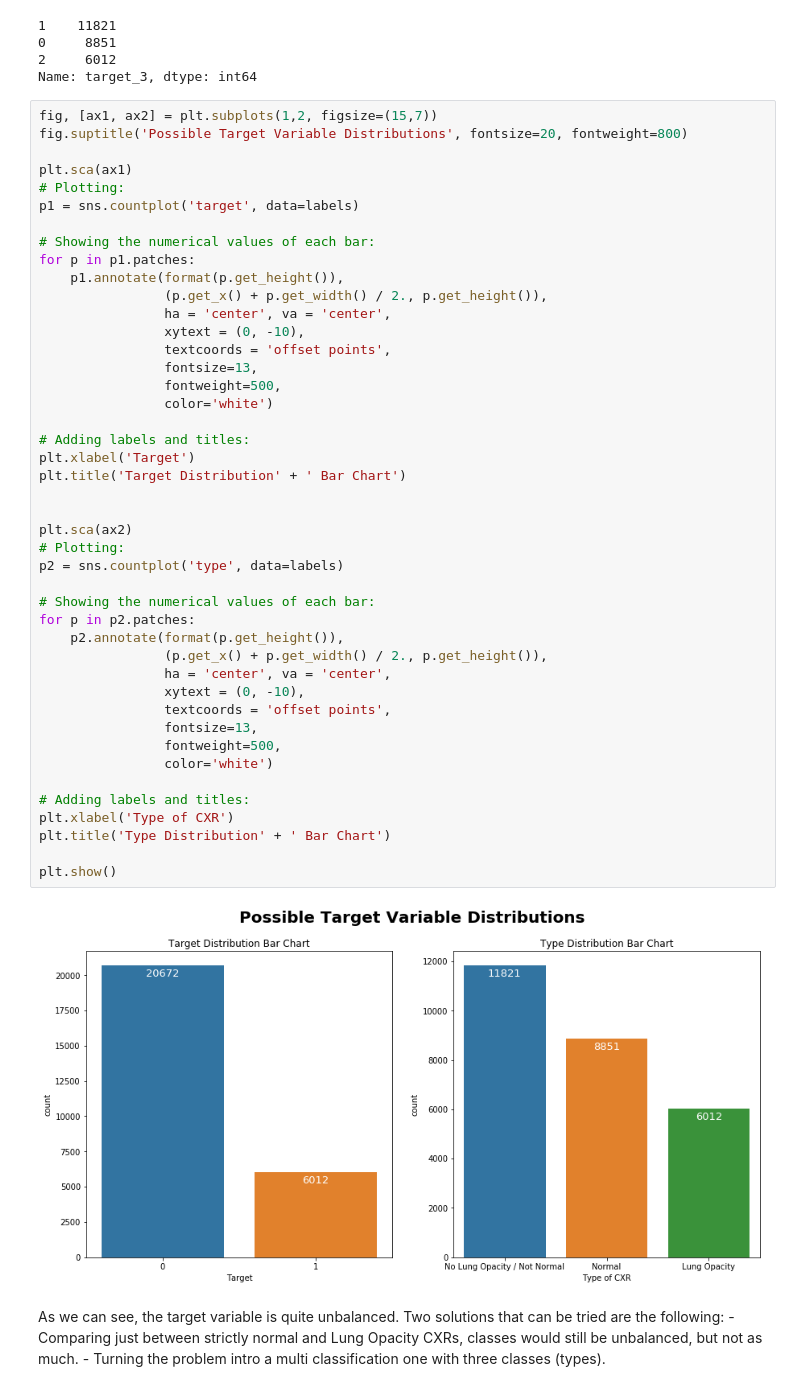
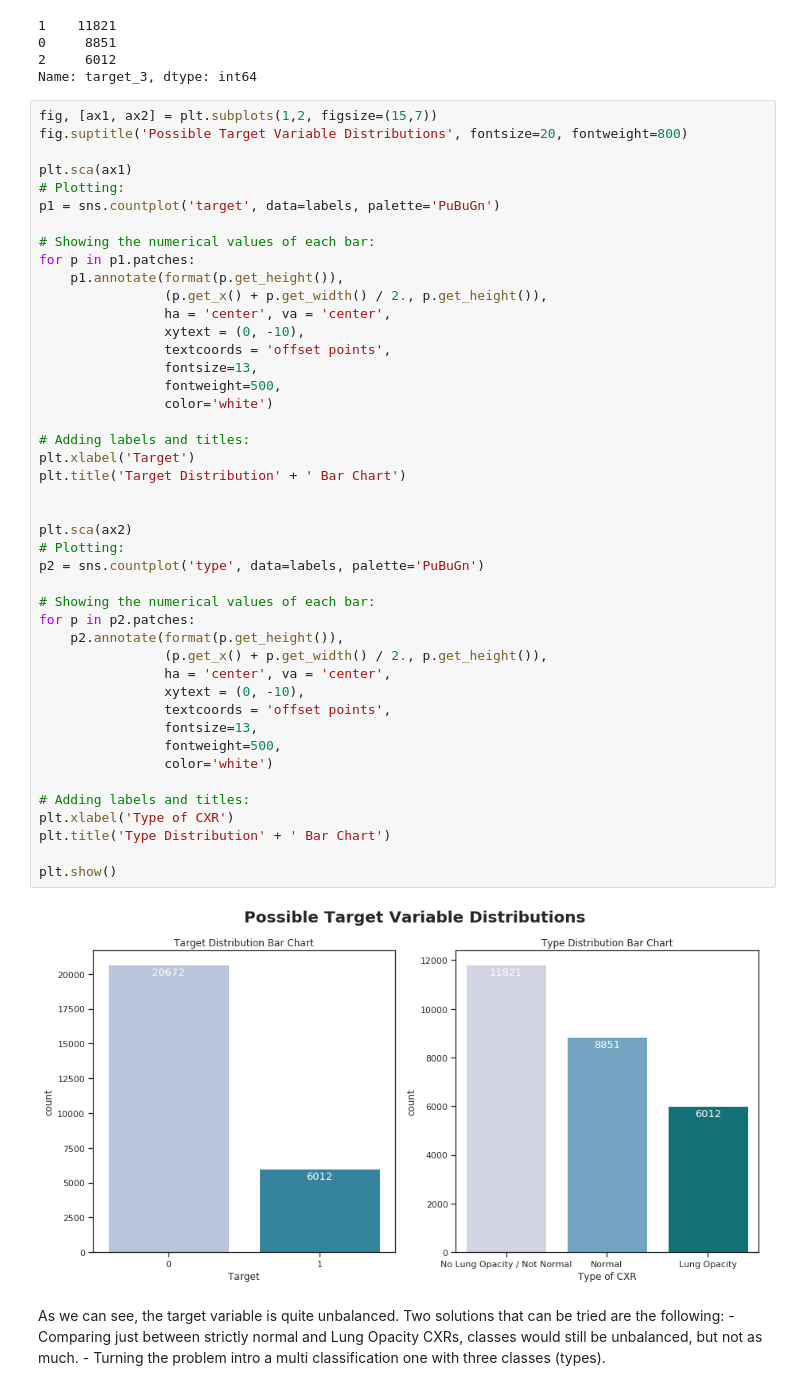
Before and after one commit to EiroaMD/final_project_IH_pneumonia, a Jupyter notebook: 3_EDA.ipynb, the cells around one changed output. Drawn from its saved outputs; the diff is of its cells as text.

Commit message:
Visualization and aesthetics

```diff
--- a/3_EDA.ipynb
+++ b/3_EDA.ipynb
@@ -304,7 +358,7 @@ fig.suptitle('Possible Target Variable Distributions', fontsize=20, fontweight=8
 
 plt.sca(ax1)
 # Plotting:
-p1 = sns.countplot('target', data=labels)
+p1 = sns.countplot('target', data=labels, palette='PuBuGn')
 
 # Showing the numerical values of each bar:
 for p in p1.patches:
@@ -315,35 +369,35 @@ for p in p1.patches:
                 textcoords = 'offset points',
                 fontsize=13,
                 fontweight=500,
                 color='white')
 
 # Adding labels and titles:
 plt.xlabel('Target')
 plt.title('Target Distribution' + ' Bar Chart')
 
 
 plt.sca(ax2)
 # Plotting:
-p2 = sns.countplot('type', data=labels)
+p2 = sns.countplot('type', data=labels, palette='PuBuGn')
 
 # Showing the numerical values of each bar:
 for p in p2.patches:
     p2.annotate(format(p.get_height()),
                 (p.get_x() + p.get_width() / 2., p.get_height()),
                 ha = 'center', va = 'center',
                 xytext = (0, -10),
                 textcoords = 'offset points',
                 fontsize=13,
                 fontweight=500,
                 color='white')
 
 # Adding labels and titles:
 plt.xlabel('Type of CXR')
 plt.title('Type Distribution' + ' Bar Chart')
 
 plt.show()
 # %% [output]
-[figure, old version]
+[figure, new version]
 # %% [markdown]
 As we can see, the target variable is quite unbalanced.
 Two solutions that can be tried are the following:
```
Also changed, not shown: parts of 14 cells of this notebook.
